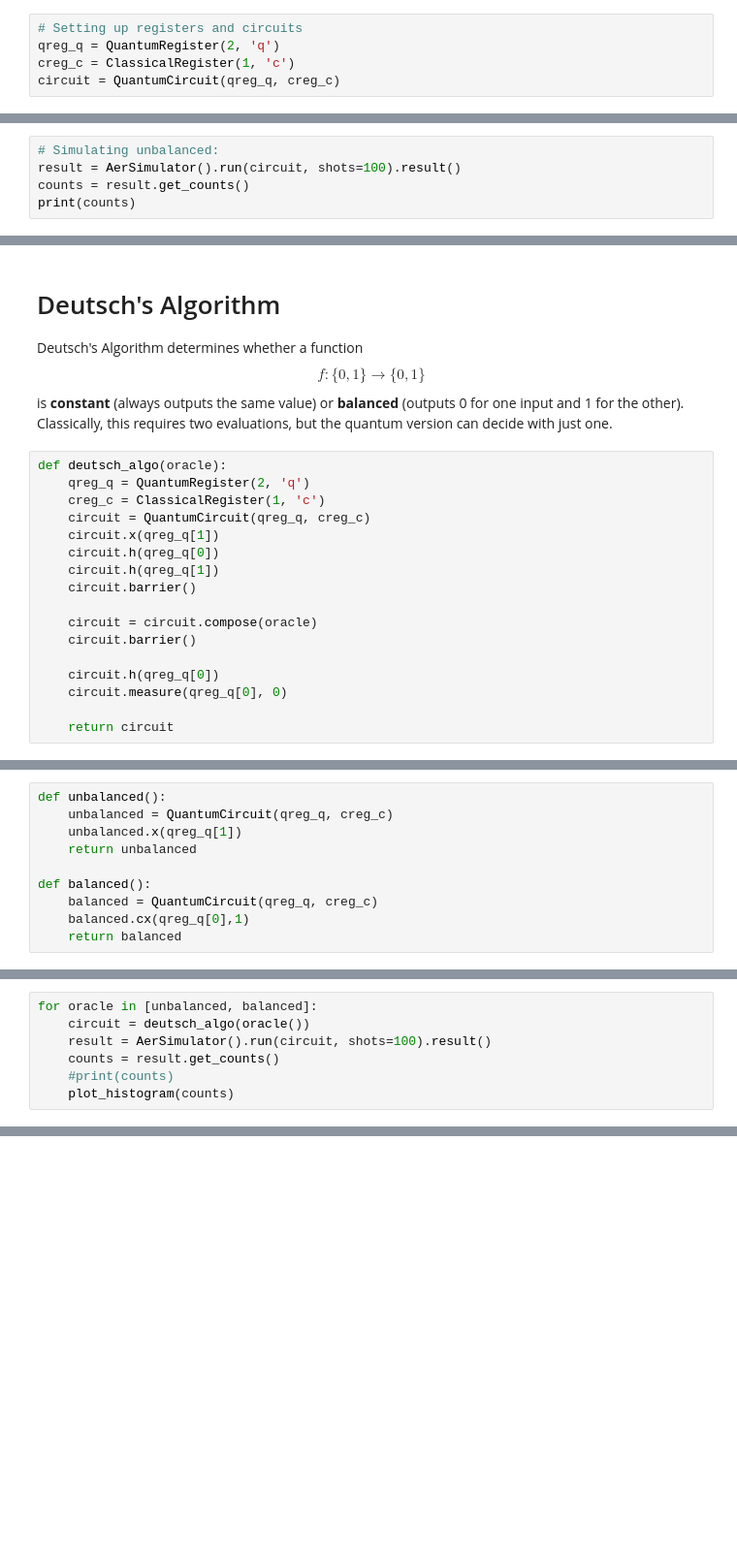
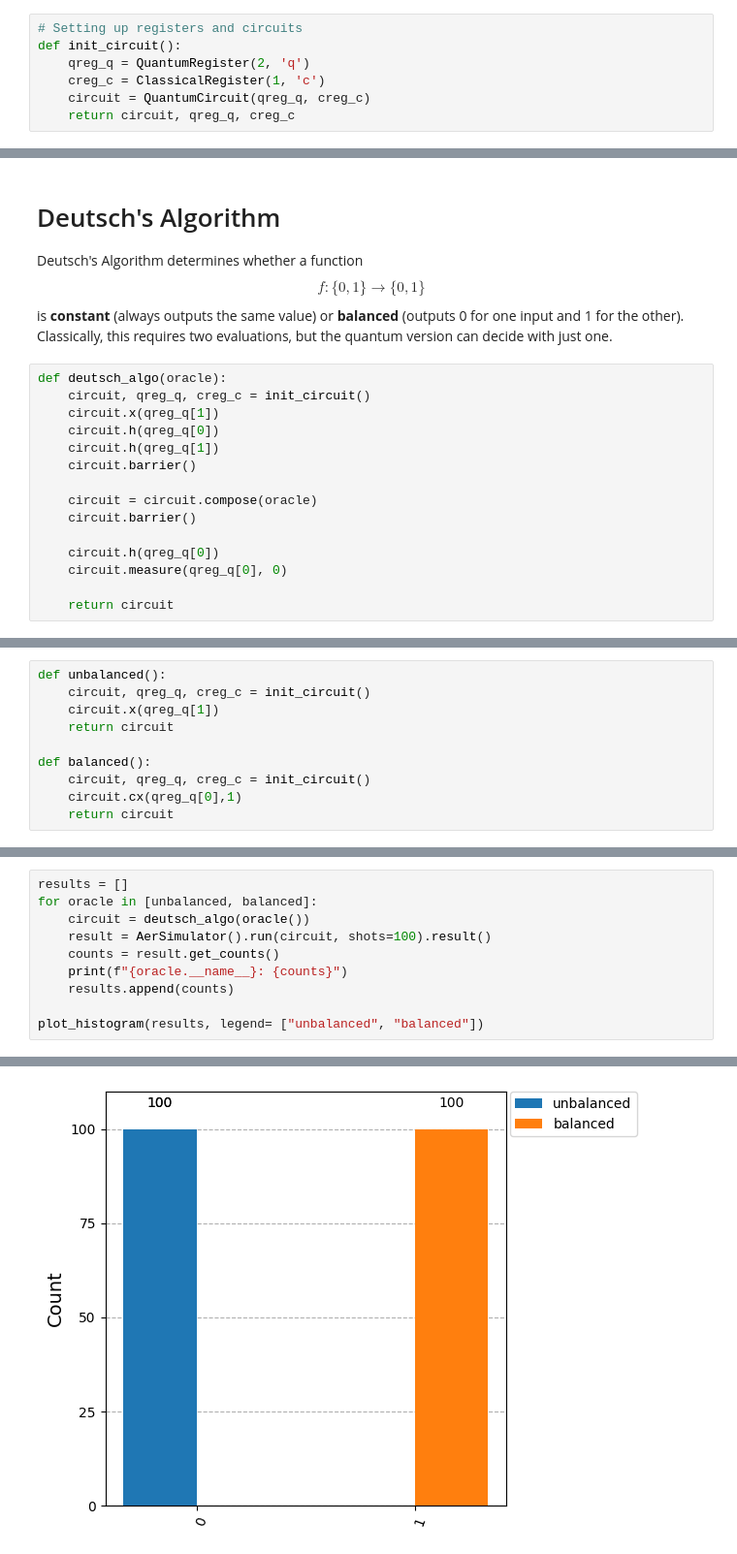
Before and after one commit to neutrogo/quantum-computing-ercan, a Jupyter notebook: notebooks/deutschs_algorithm.ipynb, the cells around one changed output, grey strips where cells are left out. Shown: that part at 97% size. Drawn from its saved outputs; the diff is of its cells as text; blank space fills up the shorter version.

```diff
--- a/notebooks/deutschs_algorithm.ipynb
+++ b/notebooks/deutschs_algorithm.ipynb
@@ -12,5 +5,7 @@ import matplotlib.pyplot as plt
 # %%
 # Setting up registers and circuits
-qreg_q = QuantumRegister(2, 'q')
-creg_c = ClassicalRegister(1, 'c')
-circuit = QuantumCircuit(qreg_q, creg_c)
+def init_circuit():
+    qreg_q = QuantumRegister(2, 'q')
+    creg_c = ClassicalRegister(1, 'c')
+    circuit = QuantumCircuit(qreg_q, creg_c)
+    return circuit, qreg_q, creg_c
@@ -49,5 +11,0 @@ c: 1/═════════════════════════
-# %%
-# Simulating unbalanced:
-result = AerSimulator().run(circuit, shots=100).result()
-counts = result.get_counts()
-print(counts)
@@ -85,9 +20,7 @@ is **constant** (always outputs the same value) or **balanced** (outputs 0 for o
 Classically, this requires two evaluations, but the quantum version can decide with just one.
 # %%
 def deutsch_algo(oracle):
-    qreg_q = QuantumRegister(2, 'q')
-    creg_c = ClassicalRegister(1, 'c')
-    circuit = QuantumCircuit(qreg_q, creg_c)
+    circuit, qreg_q, creg_c = init_circuit()
     circuit.x(qreg_q[1])
     circuit.h(qreg_q[0])
     circuit.h(qreg_q[1])
@@ -110,14 +43,14 @@ Balanced functions can be implemented in two common ways using controlled operat
 For simplicity, we will pick one example from each to demonstrate (x gate for constant, cx gate for balanced)
 # %%
 def unbalanced():
-    unbalanced = QuantumCircuit(qreg_q, creg_c)
-    unbalanced.x(qreg_q[1])
-    return unbalanced
+    circuit, qreg_q, creg_c = init_circuit()
+    circuit.x(qreg_q[1])
+    return circuit
 
 def balanced():
-    balanced = QuantumCircuit(qreg_q, creg_c)
-    balanced.cx(qreg_q[0],1)
-    return balanced
+    circuit, qreg_q, creg_c = init_circuit()
+    circuit.cx(qreg_q[0],1)
+    return circuit
 # %% [markdown]
 ## Mathematics for Constant and Balanced Functions
 ### Expected Outcomes
@@ -127,7 +60,11 @@ For balanced functions, the measurement outcomes should ideally be split evenly
 # %%
+results = []
 for oracle in [unbalanced, balanced]:
     circuit = deutsch_algo(oracle())
     result = AerSimulator().run(circuit, shots=100).result()
     counts = result.get_counts()
-    #print(counts)
-    plot_histogram(counts)
+    print(f"{oracle.__name__}: {counts}")
+    results.append(counts)
+
+plot_histogram(results, legend= ["unbalanced", "balanced"])
+# %% [output]
@@ -133,0 +73 @@ for oracle in [unbalanced, balanced]:
+[figure, added]
```
Also changed, not shown: parts of 11 cells of this notebook, 4 other files.
